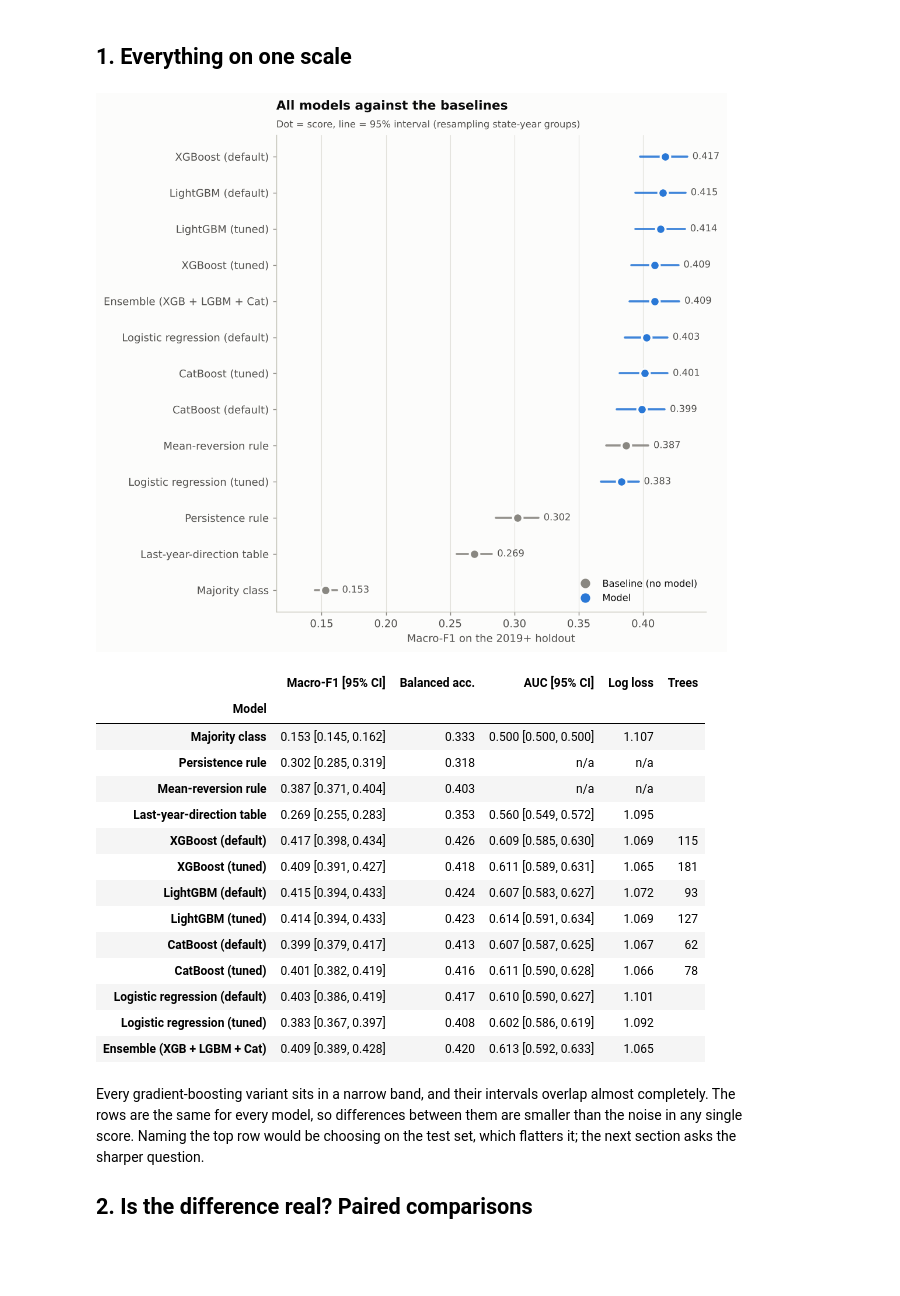
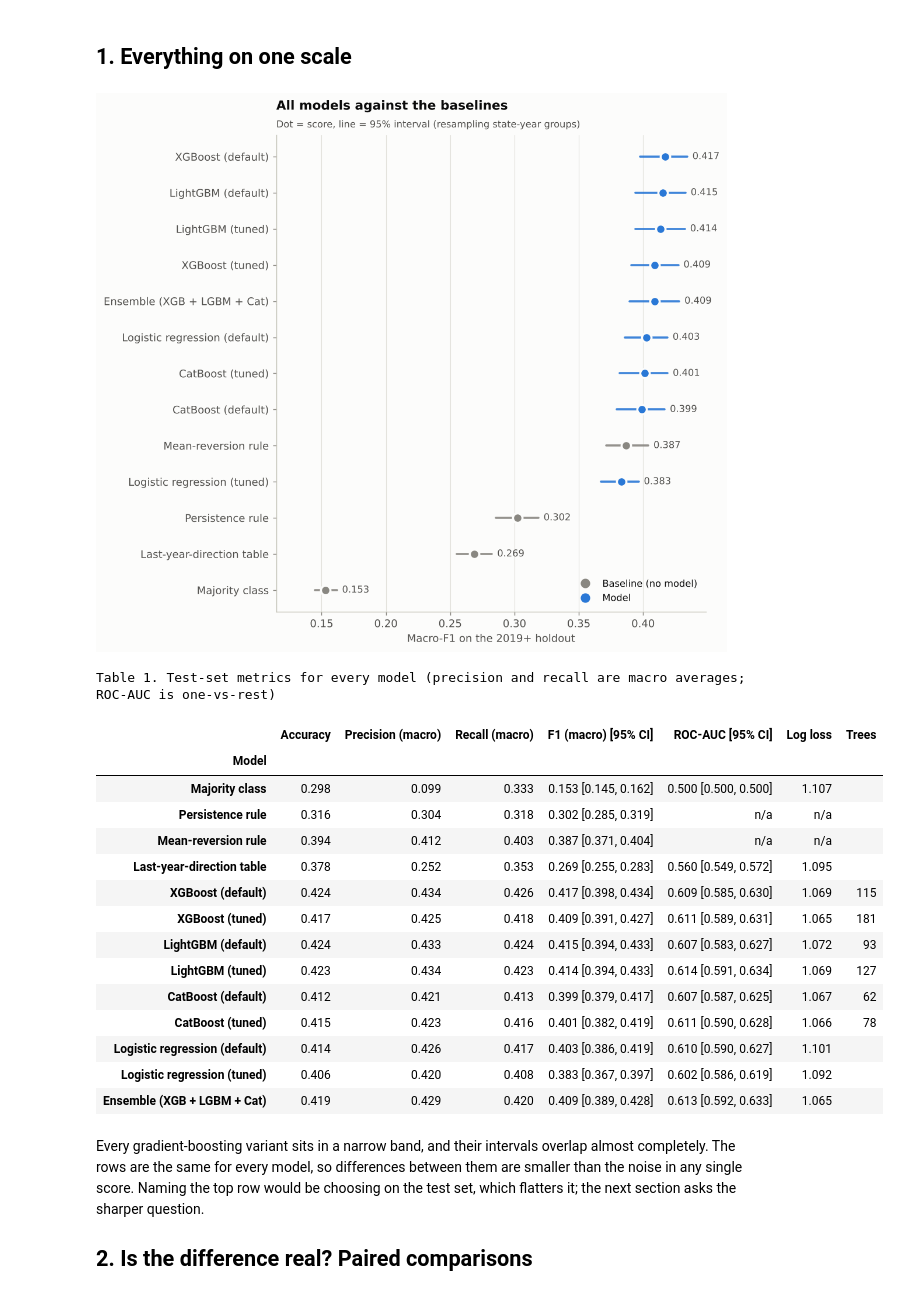
Before and after one commit to HarshilMaks/mini-project, a Jupyter notebook: notebooks/04_model_comparison.ipynb, the cells around one changed output. Cells and saved outputs as stored; diff of their text form; code cells hidden in the pictures; blank space fills up the shorter version.

```diff
--- a/notebooks/04_model_comparison.ipynb
+++ b/notebooks/04_model_comparison.ipynb
@@ -37,28 +37,37 @@ m = load_matrix(cfg)
 saved = load_comparison(cfg, target)  # written by `python -m crimebase train`
 X, y = m[FEATURES], m[target]
 tr, va, dev, te = (f(m, cfg.split, target) for f in (train_mask, val_mask, dev_mask, holdout_mask))
+
+from crimebase.results import recompute_scores
+
+extra = recompute_scores(saved, m, cfg)  # accuracy, macro precision and recall for every entry
 # %% [markdown]
 ## 1. Everything on one scale
 # %%
 viz.show(viz.plot_scores(saved.scores, title="All models against the baselines"))
-scores_table(saved).set_index("Model")
+viz.show_table(
+    scores_table(saved, extra).set_index("Model"),
+    "Table 1. Test-set metrics for every model (precision and recall are macro averages; ROC-AUC is one-vs-rest)",
+    None,
+)
 # %% [output]
 [figure]
+Table 1. Test-set metrics for every model (precision and recall are macro averages; ROC-AUC is one-vs-rest)
-|  | Macro-F1 [95% CI] | Balanced acc. | AUC [95% CI] | Log loss | Trees |
-| Model |  |  |  |  |  |
-| Majority class | 0.153 [0.145, 0.162] | 0.333 | 0.500 [0.500, 0.500] | 1.107 |  |
-| Persistence rule | 0.302 [0.285, 0.319] | 0.318 | n/a | n/a |  |
-| Mean-reversion rule | 0.387 [0.371, 0.404] | 0.403 | n/a | n/a |  |
-| Last-year-direction table | 0.269 [0.255, 0.283] | 0.353 | 0.560 [0.549, 0.572] | 1.095 |  |
-| XGBoost (default) | 0.417 [0.398, 0.434] | 0.426 | 0.609 [0.585, 0.630] | 1.069 | 115 |
-| XGBoost (tuned) | 0.409 [0.391, 0.427] | 0.418 | 0.611 [0.589, 0.631] | 1.065 | 181 |
-| LightGBM (default) | 0.415 [0.394, 0.433] | 0.424 | 0.607 [0.583, 0.627] | 1.072 | 93 |
-| LightGBM (tuned) | 0.414 [0.394, 0.433] | 0.423 | 0.614 [0.591, 0.634] | 1.069 | 127 |
-| CatBoost (default) | 0.399 [0.379, 0.417] | 0.413 | 0.607 [0.587, 0.625] | 1.067 | 62 |
-| CatBoost (tuned) | 0.401 [0.382, 0.419] | 0.416 | 0.611 [0.590, 0.628] | 1.066 | 78 |
-| Logistic regression (default) | 0.403 [0.386, 0.419] | 0.417 | 0.610 [0.590, 0.627] | 1.101 |  |
-| Logistic regression (tuned) | 0.383 [0.367, 0.397] | 0.408 | 0.602 [0.586, 0.619] | 1.092 |  |
-| Ensemble (XGB + LGBM + Cat) | 0.409 [0.389, 0.428] | 0.420 | 0.613 [0.592, 0.633] | 1.065 |  |
+|  | Accuracy | Precision (macro) | Recall (macro) | F1 (macro) [95% CI] | ROC-AUC [95% CI] | Log loss | Trees |
+| Model |  |  |  |  |  |  |  |
+| Majority class | 0.298 | 0.099 | 0.333 | 0.153 [0.145, 0.162] | 0.500 [0.500, 0.500] | 1.107 |  |
+| Persistence rule | 0.316 | 0.304 | 0.318 | 0.302 [0.285, 0.319] | n/a | n/a |  |
+| Mean-reversion rule | 0.394 | 0.412 | 0.403 | 0.387 [0.371, 0.404] | n/a | n/a |  |
+| Last-year-direction table | 0.378 | 0.252 | 0.353 | 0.269 [0.255, 0.283] | 0.560 [0.549, 0.572] | 1.095 |  |
+| XGBoost (default) | 0.424 | 0.434 | 0.426 | 0.417 [0.398, 0.434] | 0.609 [0.585, 0.630] | 1.069 | 115 |
+| XGBoost (tuned) | 0.417 | 0.425 | 0.418 | 0.409 [0.391, 0.427] | 0.611 [0.589, 0.631] | 1.065 | 181 |
+| LightGBM (default) | 0.424 | 0.433 | 0.424 | 0.415 [0.394, 0.433] | 0.607 [0.583, 0.627] | 1.072 | 93 |
+| LightGBM (tuned) | 0.423 | 0.434 | 0.423 | 0.414 [0.394, 0.433] | 0.614 [0.591, 0.634] | 1.069 | 127 |
+| CatBoost (default) | 0.412 | 0.421 | 0.413 | 0.399 [0.379, 0.417] | 0.607 [0.587, 0.625] | 1.067 | 62 |
+| CatBoost (tuned) | 0.415 | 0.423 | 0.416 | 0.401 [0.382, 0.419] | 0.611 [0.590, 0.628] | 1.066 | 78 |
+| Logistic regression (default) | 0.414 | 0.426 | 0.417 | 0.403 [0.386, 0.419] | 0.610 [0.590, 0.627] | 1.101 |  |
+| Logistic regression (tuned) | 0.406 | 0.420 | 0.408 | 0.383 [0.367, 0.397] | 0.602 [0.586, 0.619] | 1.092 |  |
+| Ensemble (XGB + LGBM + Cat) | 0.419 | 0.429 | 0.420 | 0.409 [0.389, 0.428] | 0.613 [0.592, 0.633] | 1.065 |  |
 # %% [markdown]
 Every gradient-boosting variant sits in a narrow band, and their intervals overlap almost completely. The
 rows are the same for every model, so differences between them are smaller than the noise in any single score.
```
Also changed, not shown: parts of 6 cells of this notebook.
